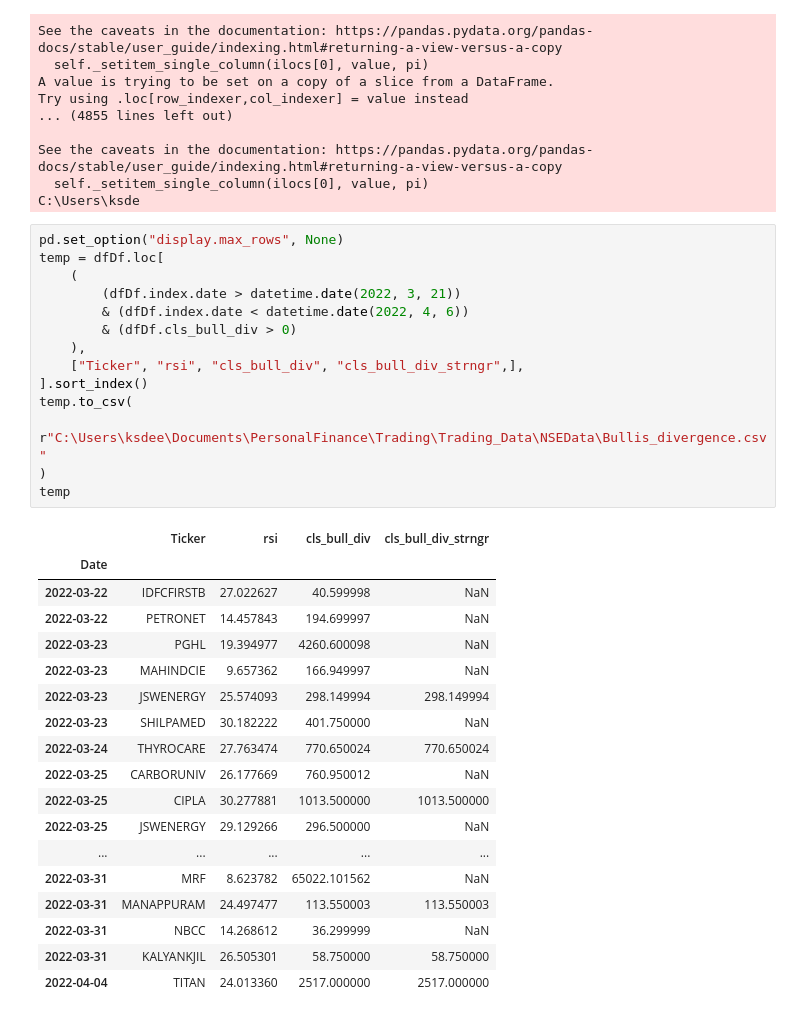
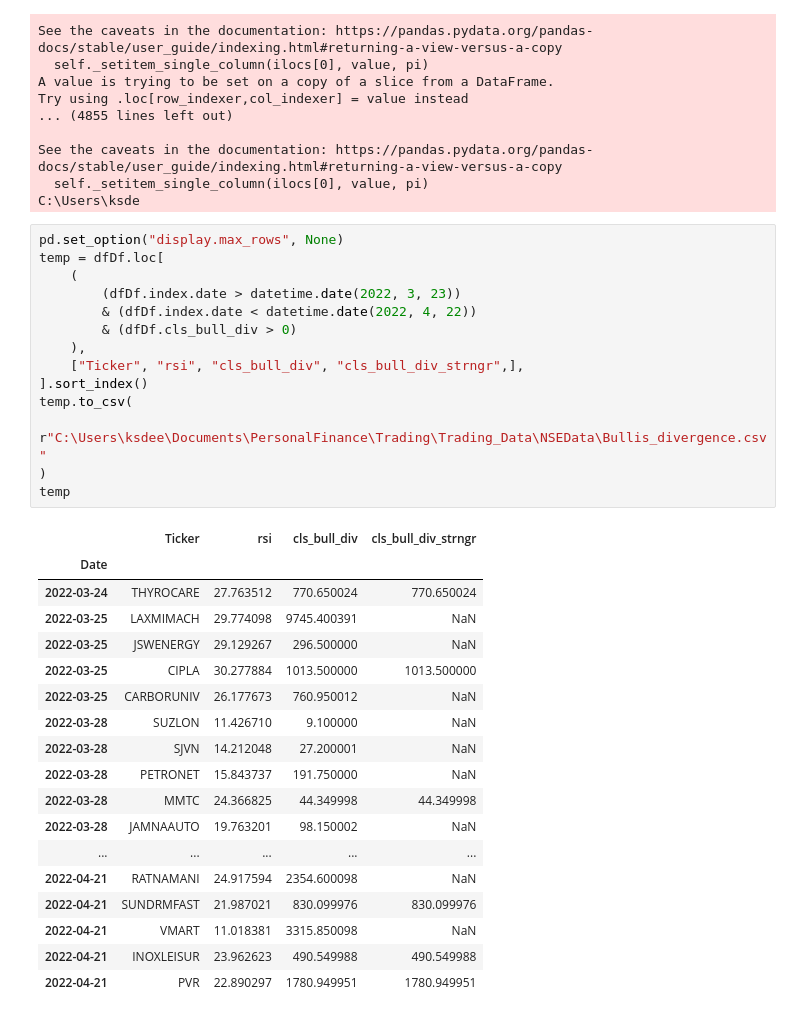
Before and after one commit to ksdeep/Trading, a Jupyter notebook: src/findHigherHighAndHigherLow.ipynb, the cells around one changed output. Saved outputs shown, nothing was run; the diff lists cells and outputs as text.

```diff
--- a/src/findHigherHighAndHigherLow.ipynb
+++ b/src/findHigherHighAndHigherLow.ipynb
@@ -202,36 +202,36 @@ C:\Users\ksde
 # %%
 pd.set_option("display.max_rows", None)
 temp = dfDf.loc[
     (
-        (dfDf.index.date > datetime.date(2022, 3, 21))
-        & (dfDf.index.date < datetime.date(2022, 4, 6))
+        (dfDf.index.date > datetime.date(2022, 3, 23))
+        & (dfDf.index.date < datetime.date(2022, 4, 22))
         & (dfDf.cls_bull_div > 0)
     ),
     ["Ticker", "rsi", "cls_bull_div", "cls_bull_div_strngr",],
 ].sort_index()
 temp.to_csv(
     r"C:\Users\ksdee\Documents\PersonalFinance\Trading\Trading_Data\NSEData\Bullis_divergence.csv"
 )
 temp
 # %% [output]
 |  | Ticker | rsi | cls_bull_div | cls_bull_div_strngr |
 | Date |  |  |  |  |
-| 2022-03-22 | IDFCFIRSTB | 27.022627 | 40.599998 | NaN |
-| 2022-03-22 | PETRONET | 14.457843 | 194.699997 | NaN |
-| 2022-03-23 | PGHL | 19.394977 | 4260.600098 | NaN |
-| 2022-03-23 | MAHINDCIE | 9.657362 | 166.949997 | NaN |
-| 2022-03-23 | JSWENERGY | 25.574093 | 298.149994 | 298.149994 |
-| 2022-03-23 | SHILPAMED | 30.182222 | 401.750000 | NaN |
-| 2022-03-24 | THYROCARE | 27.763474 | 770.650024 | 770.650024 |
-| 2022-03-25 | CARBORUNIV | 26.177669 | 760.950012 | NaN |
-| 2022-03-25 | CIPLA | 30.277881 | 1013.500000 | 1013.500000 |
-| 2022-03-25 | JSWENERGY | 29.129266 | 296.500000 | NaN |
+| 2022-03-24 | THYROCARE | 27.763512 | 770.650024 | 770.650024 |
+| 2022-03-25 | LAXMIMACH | 29.774098 | 9745.400391 | NaN |
+| 2022-03-25 | JSWENERGY | 29.129267 | 296.500000 | NaN |
+| 2022-03-25 | CIPLA | 30.277884 | 1013.500000 | 1013.500000 |
+| 2022-03-25 | CARBORUNIV | 26.177673 | 760.950012 | NaN |
+| 2022-03-28 | SUZLON | 11.426710 | 9.100000 | NaN |
+| 2022-03-28 | SJVN | 14.212048 | 27.200001 | NaN |
+| 2022-03-28 | PETRONET | 15.843737 | 191.750000 | NaN |
+| 2022-03-28 | MMTC | 24.366825 | 44.349998 | 44.349998 |
+| 2022-03-28 | JAMNAAUTO | 19.763201 | 98.150002 | NaN |
 | ... | ... | ... | ... | ... |
-| 2022-03-31 | MRF | 8.623782 | 65022.101562 | NaN |
-| 2022-03-31 | MANAPPURAM | 24.497477 | 113.550003 | 113.550003 |
-| 2022-03-31 | NBCC | 14.268612 | 36.299999 | NaN |
-| 2022-03-31 | KALYANKJIL | 26.505301 | 58.750000 | 58.750000 |
-| 2022-04-04 | TITAN | 24.013360 | 2517.000000 | 2517.000000 |
+| 2022-04-21 | RATNAMANI | 24.917594 | 2354.600098 | NaN |
+| 2022-04-21 | SUNDRMFAST | 21.987021 | 830.099976 | 830.099976 |
+| 2022-04-21 | VMART | 11.018381 | 3315.850098 | NaN |
+| 2022-04-21 | INOXLEISUR | 23.962623 | 490.549988 | 490.549988 |
+| 2022-04-21 | PVR | 22.890297 | 1780.949951 | 1780.949951 |
 # %%
 pd.set_option("display.max_rows", None)
 temp = dfDf.loc[
```
Also changed, not shown: parts of 2 cells of this notebook, 7 other files.
